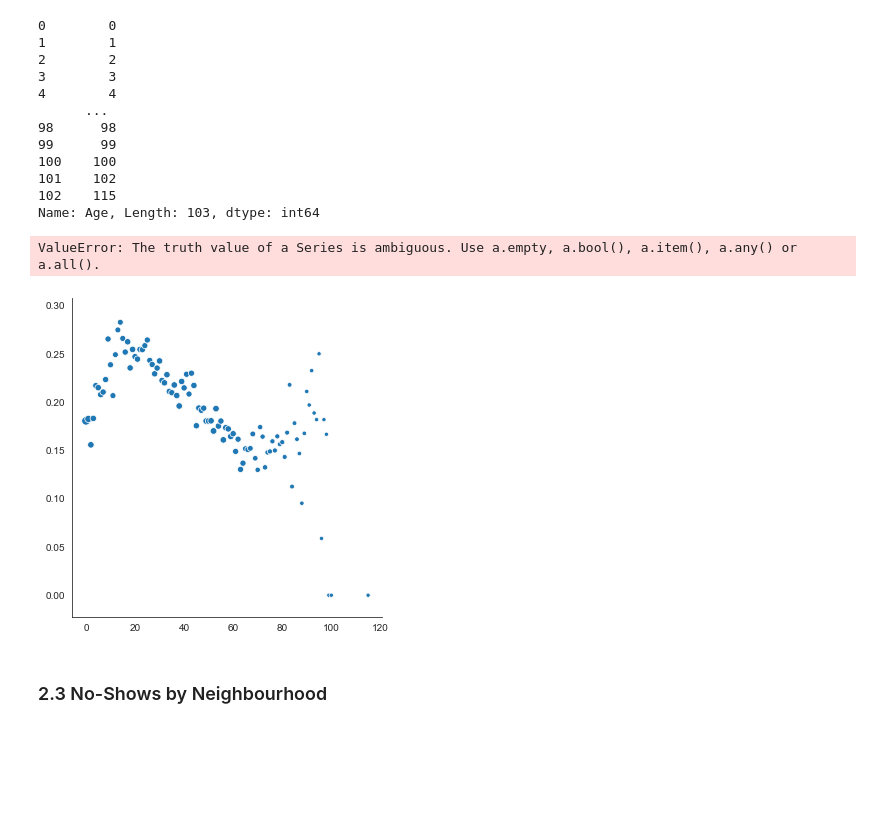
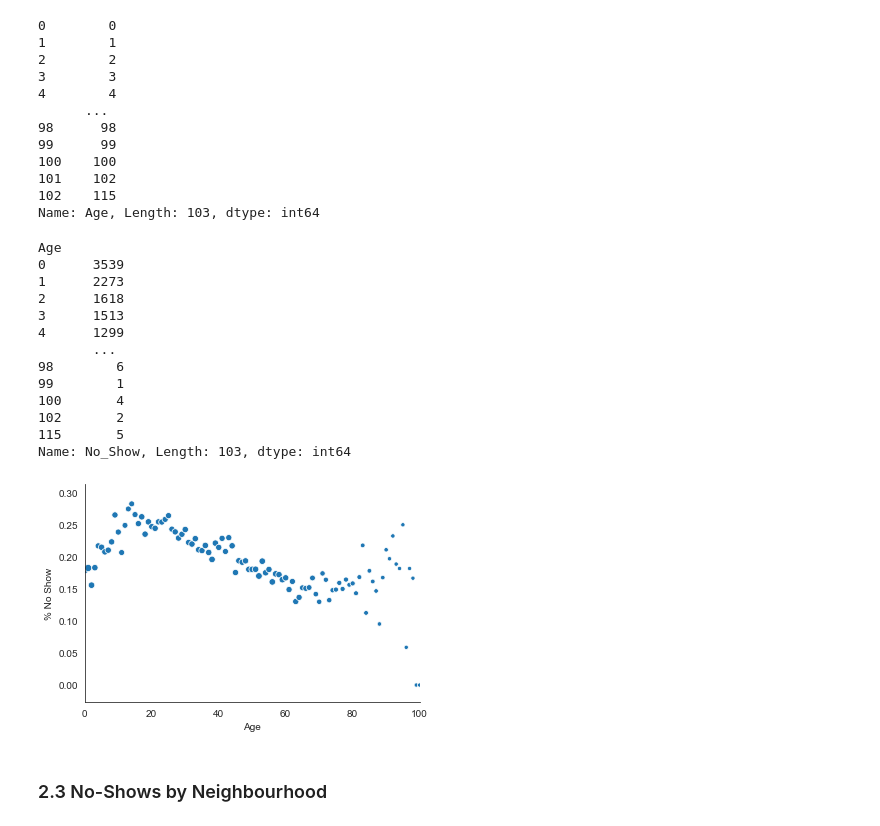
Before and after one commit to ironhack-datalabs/data-ber-10-19, a Jupyter notebook: module-3_projects/final-project/Medical_Appointments/Data_Visualization.ipynb, the cells around one changed output. Saved outputs shown, nothing was run; the diff lists cells and outputs as text; code cells hidden in the pictures; blank space fills up the shorter version.

```diff
--- a/module-3_projects/final-project/Medical_Appointments/Data_Visualization.ipynb
+++ b/module-3_projects/final-project/Medical_Appointments/Data_Visualization.ipynb
@@ -203,13 +209,34 @@ med_numeric1.groupby(['Age']).count().reset_index()['Age']
 101    102
 102    115
 Name: Age, Length: 103, dtype: int64
+# %%
+med_numeric1.groupby(['Age']).count()['No_Show']
+# %% [output]
+Age
+0      3539
+1      2273
+2      1618
+3      1513
+4      1299
+       ...
+98        6
+99        1
+100       4
+102       2
+115       5
+Name: No_Show, Length: 103, dtype: int64
 # %%
-ax = sns.relplot(data= med_numeric1, x=med_numeric1.groupby(['Age']).count().reset_index()['Age'],
-                 y=med_numeric1.groupby(['Age']).sum()['No_Show']/med_numeric1.groupby(['Age']).count()['No_Show'],
-                 size=med_numeric1.groupby(['Age']).count()['No_Show'])
+ax = sns.scatterplot(x=med_numeric1.groupby(['Age']).count().reset_index()['Age'],
+                     y=med_numeric1.groupby(['Age']).sum()['No_Show']/med_numeric1.groupby(['Age']).count()['No_Show'],
+                     size=med_numeric1.groupby(['Age']).count()['No_Show'],
+                    legend = False)
+
+ax.set(xlabel='Age', ylabel='% No Show', title='')
+ax.set(xlim=(0,100))
+sns.despine(top=True, right=True);
+plt.savefig('Age',dpi=800,bbox_inches='tight')
 # %% [output]
-ValueError: The truth value of a Series is ambiguous. Use a.empty, a.bool(), a.item(), a.any() or a.all().
-[figure, old version]
+[figure, new version]
 # %% [markdown]
 ### 2.3 No-Shows by Neighbourhood
 # %%
```
Also changed, not shown: parts of 7 cells of this notebook, 8 other files.
